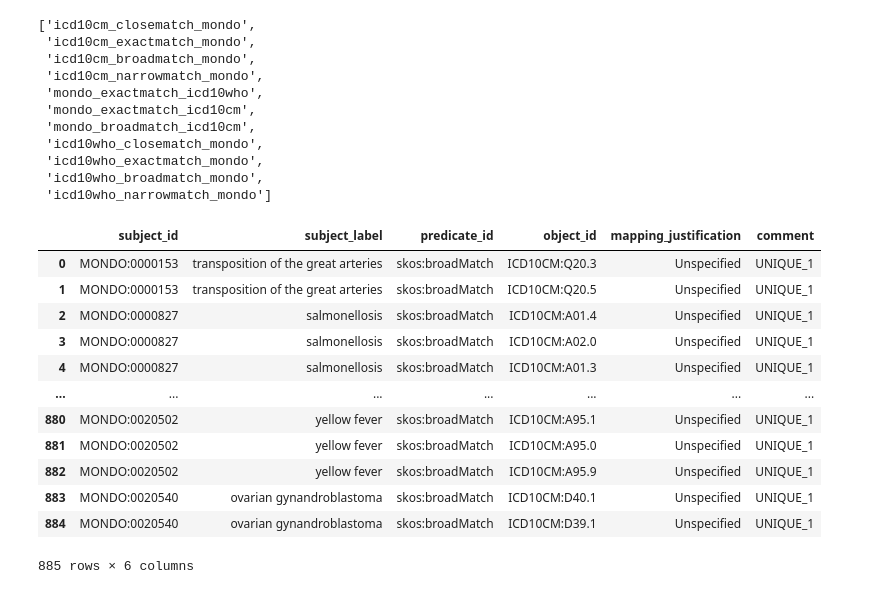
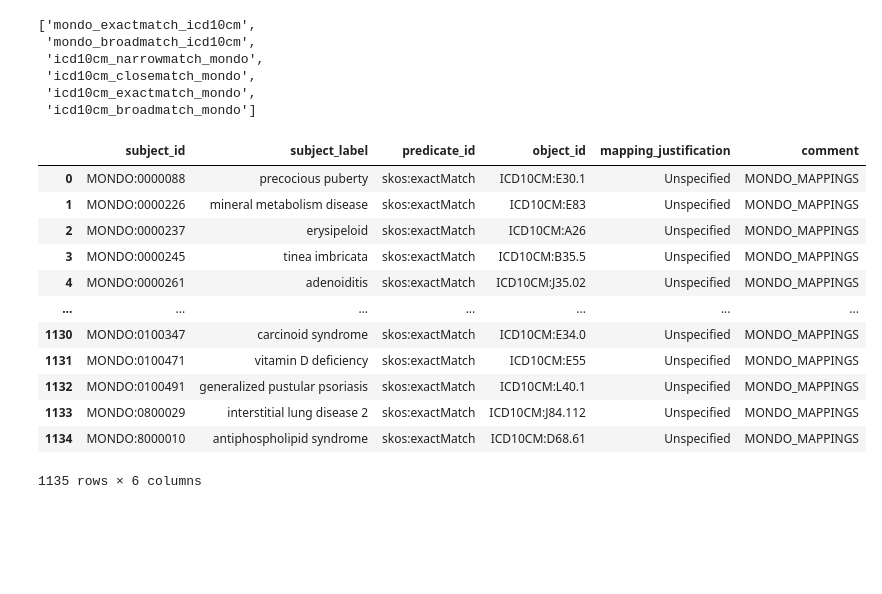
Before and after one commit to monarch-initiative/mondo-ingest, a Jupyter notebook: src/scripts/oak-lexmatch-sssom-compare.ipynb, the cells around one changed output. Saved outputs shown, nothing was run; the diff lists cells and outputs as text; code cells hidden in the pictures; blank space fills up the shorter version.

```diff
--- a/src/scripts/oak-lexmatch-sssom-compare.ipynb
+++ b/src/scripts/oak-lexmatch-sssom-compare.ipynb
@@ -14,5 +21,10 @@ msdf_mondo = parse_sssom_table(mondo_sssom)
 # %%
-msdf_mondo.df[msdf_mondo.df['object_id'].str.contains('ICD')]
+# msdf_mondo.df[msdf_mondo.df['object_id'].str.contains('ICD')]
+prefixes = ["ICD10CM", "MONDO"]
+condition_1 = msdf_mondo.df['object_id'].str.contains("|".join(prefixes))
+condition_2 = msdf_mondo.df['subject_id'].str.contains("|".join(prefixes))
+msdf_mondo.df = msdf_mondo.df[condition_1 & condition_2]
+msdf_mondo.df
 # %% [output]
 |  | subject_id | subject_label | predicate_id | object_id | mapping_justification |
 | 51 | MONDO:0000088 | precocious puberty | skos:exactMatch | ICD10CM:E30.1 | Unspecified |
@@ -30,4 +42,8 @@ msdf_mondo.df[msdf_mondo.df['object_id'].str.contains('ICD')]
 # %%
-msdf_lex.df[msdf_lex.df['object_id'].str.contains('ICD')]
+# msdf_lex.df[msdf_lex.df['object_id'].str.contains('ICD')]
+condition_1 = msdf_lex.df['subject_id'].str.contains("|".join(prefixes))
+condition_2 = msdf_lex.df['object_id'].str.contains("|".join(prefixes))
+msdf_lex.df = msdf_lex.df[condition_1 & condition_2]
+msdf_lex.df
 # %% [output]
 |  | subject_id | subject_label | predicate_id | object_id | object_label | mapping_justification | mapping_tool | ... |
@@ -65,3 +62,6 @@ msdf_mondo.metadata
 # %%
 comparison_ms_diff = compare_dataframes(msdf_mondo.df, msdf_lex.df)
 comparison_df = comparison_ms_diff.combined_dataframe
+comparison_df['comment'] = comparison_df['comment'].str.replace('UNIQUE_1', "MONDO_MAPPINGS")
+comparison_df['comment'] = comparison_df['comment'].str.replace('UNIQUE_2', "LEXMATCH")
+comparison_df.head()
@@ -113,15 +135,10 @@ WARNING:root:Not adding ncit_narrowmatch_ncit because there is a missing prefix
 mondo_icd_list = [x for x in list(df_dict.keys()) if 'mondo' in x and "icd10" in x]
 mondo_icd_list
 # %% [output]
-['icd10cm_closematch_mondo',
+['mondo_exactmatch_icd10cm',
+ 'mondo_broadmatch_icd10cm',
+ 'icd10cm_narrowmatch_mondo',
+ 'icd10cm_closematch_mondo',
  'icd10cm_exactmatch_mondo',
- 'icd10cm_broadmatch_mondo',
- 'icd10cm_narrowmatch_mondo',
- 'mondo_exactmatch_icd10who',
- 'mondo_exactmatch_icd10cm',
- 'mondo_broadmatch_icd10cm',
- 'icd10who_closematch_mondo',
- 'icd10who_exactmatch_mondo',
- 'icd10who_broadmatch_mondo',
- 'icd10who_narrowmatch_mondo']
+ 'icd10cm_broadmatch_mondo']
 # %%
@@ -130,18 +146,18 @@ for match in mondo_icd_list:
     fn = match + ".tsv"
     df_dict[match].df.to_csv(join(dir_name,fn), sep='\t', index = False)
 # %%
-df_dict['mondo_broadmatch_icd10cm'].df
+df_dict['mondo_exactmatch_icd10cm'].df
 # %% [output]
 |  | subject_id | subject_label | predicate_id | object_id | mapping_justification | comment |
-| 0 | MONDO:0000153 | transposition of the great arteries | skos:broadMatch | ICD10CM:Q20.3 | Unspecified | UNIQUE_1 |
-| 1 | MONDO:0000153 | transposition of the great arteries | skos:broadMatch | ICD10CM:Q20.5 | Unspecified | UNIQUE_1 |
-| 2 | MONDO:0000827 | salmonellosis | skos:broadMatch | ICD10CM:A01.4 | Unspecified | UNIQUE_1 |
-| 3 | MONDO:0000827 | salmonellosis | skos:broadMatch | ICD10CM:A02.0 | Unspecified | UNIQUE_1 |
-| 4 | MONDO:0000827 | salmonellosis | skos:broadMatch | ICD10CM:A01.3 | Unspecified | UNIQUE_1 |
+| 0 | MONDO:0000088 | precocious puberty | skos:exactMatch | ICD10CM:E30.1 | Unspecified | MONDO_MAPPINGS |
+| 1 | MONDO:0000226 | mineral metabolism disease | skos:exactMatch | ICD10CM:E83 | Unspecified | MONDO_MAPPINGS |
+| 2 | MONDO:0000237 | erysipeloid | skos:exactMatch | ICD10CM:A26 | Unspecified | MONDO_MAPPINGS |
+| 3 | MONDO:0000245 | tinea imbricata | skos:exactMatch | ICD10CM:B35.5 | Unspecified | MONDO_MAPPINGS |
+| 4 | MONDO:0000261 | adenoiditis | skos:exactMatch | ICD10CM:J35.02 | Unspecified | MONDO_MAPPINGS |
 | ... | ... | ... | ... | ... | ... | ... |
-| 880 | MONDO:0020502 | yellow fever | skos:broadMatch | ICD10CM:A95.1 | Unspecified | UNIQUE_1 |
-| 881 | MONDO:0020502 | yellow fever | skos:broadMatch | ICD10CM:A95.0 | Unspecified | UNIQUE_1 |
-| 882 | MONDO:0020502 | yellow fever | skos:broadMatch | ICD10CM:A95.9 | Unspecified | UNIQUE_1 |
-| 883 | MONDO:0020540 | ovarian gynandroblastoma | skos:broadMatch | ICD10CM:D40.1 | Unspecified | UNIQUE_1 |
-| 884 | MONDO:0020540 | ovarian gynandroblastoma | skos:broadMatch | ICD10CM:D39.1 | Unspecified | UNIQUE_1 |
+| 1130 | MONDO:0100347 | carcinoid syndrome | skos:exactMatch | ICD10CM:E34.0 | Unspecified | MONDO_MAPPINGS |
+| 1131 | MONDO:0100471 | vitamin D deficiency | skos:exactMatch | ICD10CM:E55 | Unspecified | MONDO_MAPPINGS |
+| 1132 | MONDO:0100491 | generalized pustular psoriasis | skos:exactMatch | ICD10CM:L40.1 | Unspecified | MONDO_MAPPINGS |
+| 1133 | MONDO:0800029 | interstitial lung disease 2 | skos:exactMatch | ICD10CM:J84.112 | Unspecified | MONDO_MAPPINGS |
+| 1134 | MONDO:8000010 | antiphospholipid syndrome | skos:exactMatch | ICD10CM:D68.61 | Unspecified | MONDO_MAPPINGS |
-885 rows × 6 columns
+1135 rows × 6 columns
```
Also changed, not shown: parts of 14 cells of this notebook, 13 other files.
